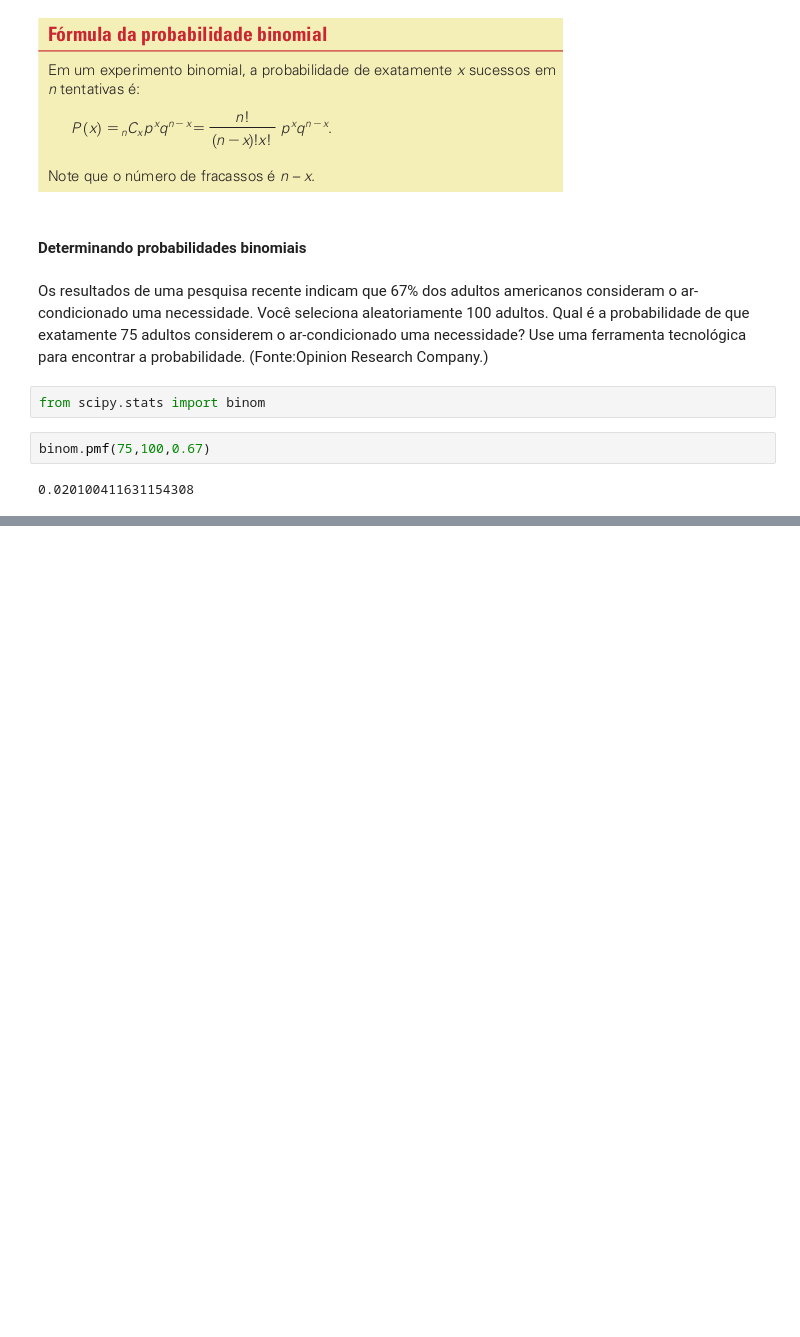
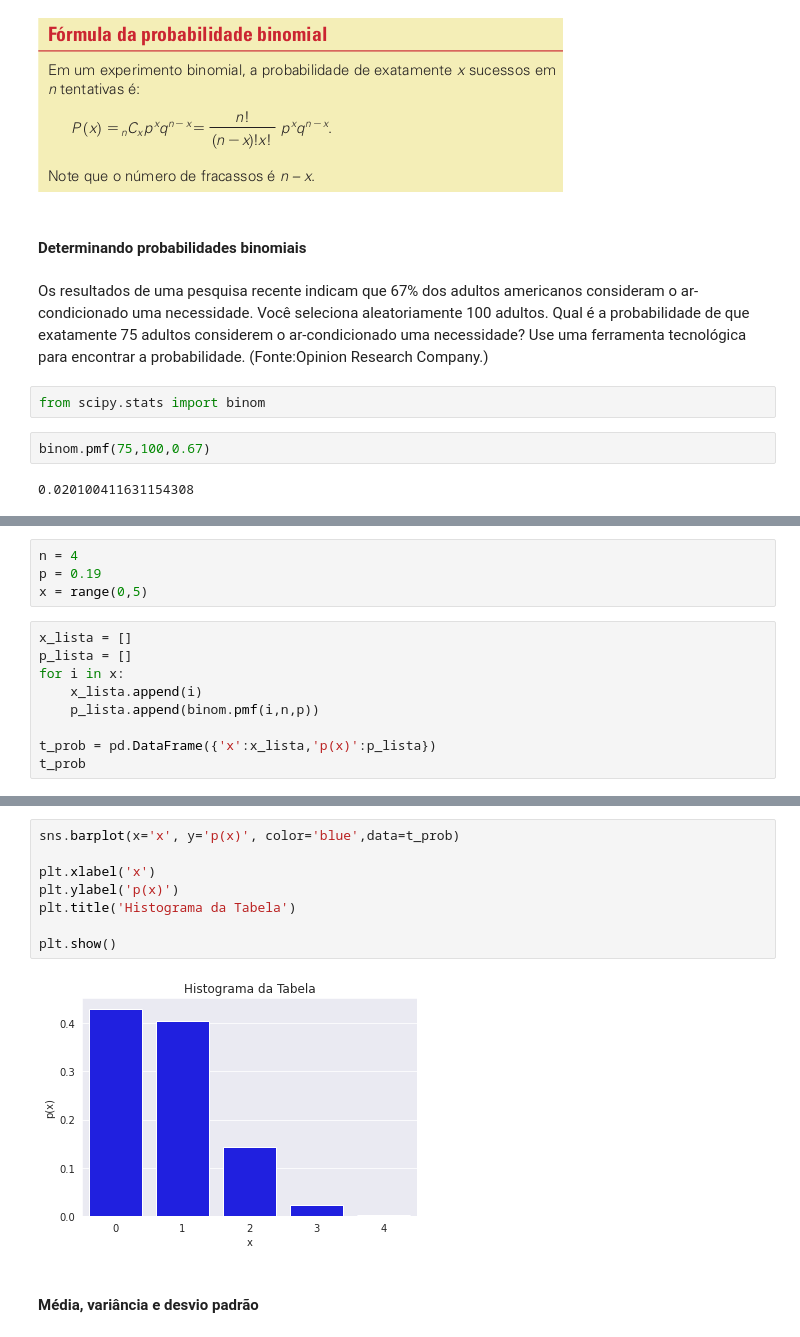
Before and after one commit to FranciscoFoz/math-stats-training, a Jupyter notebook: Estatística/Livro/estatistica_aplicada.ipynb, the cells around one changed output, grey strips where cells are left out. Cells and saved outputs as stored; diff of their text form; blank space fills up the shorter version.

Commit message:
Finalizando distribuição binomial

```diff
--- a/Estatística/Livro/estatistica_aplicada.ipynb
+++ b/Estatística/Livro/estatistica_aplicada.ipynb
@@ -515,0 +537,13 @@ from scipy.stats import binom
+# %%
+n = 4
+p = 0.19
+x = range(0,5)
+# %%
+x_lista = []
+p_lista = []
+for i in x:
+    x_lista.append(i)
+    p_lista.append(binom.pmf(i,n,p))
+
+t_prob = pd.DataFrame({'x':x_lista,'p(x)':p_lista})
+t_prob
@@ -515,0 +557,12 @@ from scipy.stats import binom
+# %%
+sns.barplot(x='x', y='p(x)', color='blue',data=t_prob)
+
+plt.xlabel('x')
+plt.ylabel('p(x)')
+plt.title('Histograma da Tabela')
+
+plt.show()
+# %% [output]
+[figure, added]
+# %% [markdown]
+#### Média, variância e desvio padrão
```
Also changed, not shown: parts of 10 cells of this notebook.
